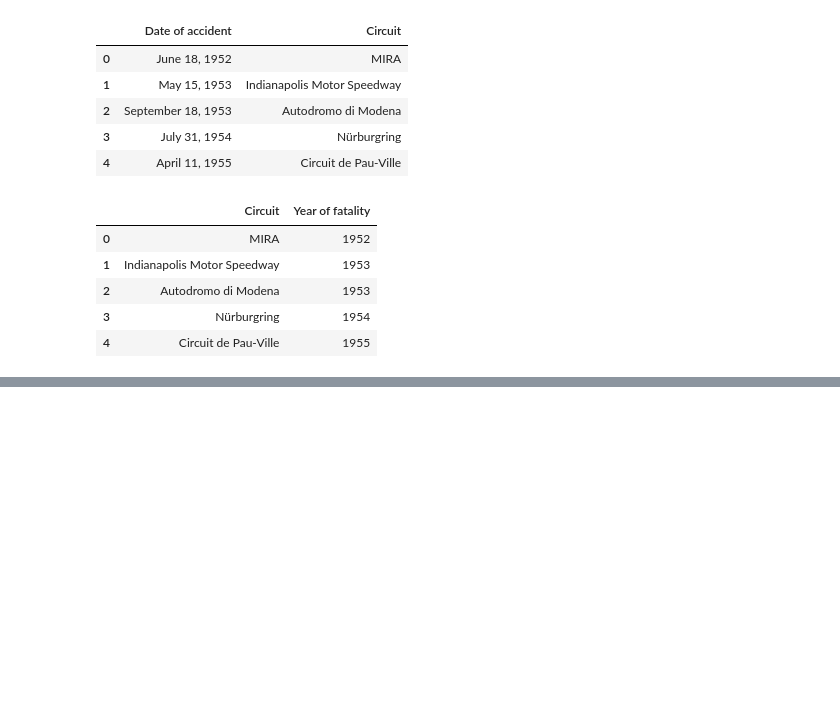
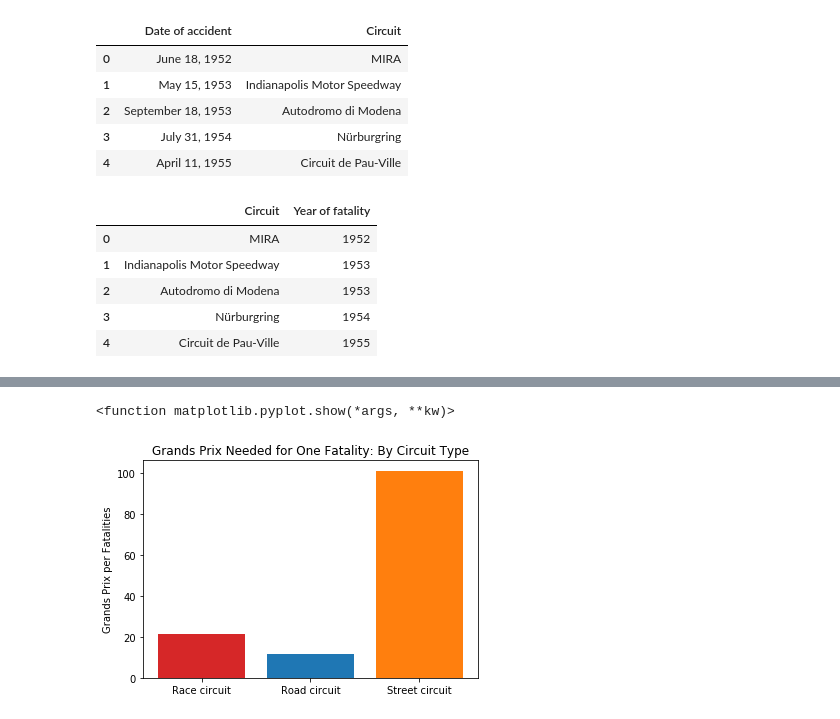
Before and after one commit to oli124/F1_safety, a Jupyter notebook: circuit_type_injuries_fatalities.ipynb, the cells around one changed output, grey strips where cells are left out. Drawn from its saved outputs; the diff is of its cells as text; code cells hidden in the pictures; blank space fills up the shorter version.

```diff
--- a/circuit_type_injuries_fatalities.ipynb
+++ b/circuit_type_injuries_fatalities.ipynb
@@ -134,0 +306,10 @@ clean_df
+# %%
+# Relative frequency of fatalities at GP event by circuit type
+bar_colors = ['tab:red', 'tab:blue', 'tab:orange']
+plt.bar(final_df['Type'], final_df['Grands Prix Needed for One Fatality'], color= bar_colors)
+plt.title('Grands Prix Needed for One Fatality: By Circuit Type')
+plt.ylabel('Grands Prix per Fatalities')
+plt.show
+# %% [output]
+<function matplotlib.pyplot.show(*args, **kw)>
+[figure, added]
```
Also changed, not shown: parts of 20 cells of this notebook, 1 other file.
